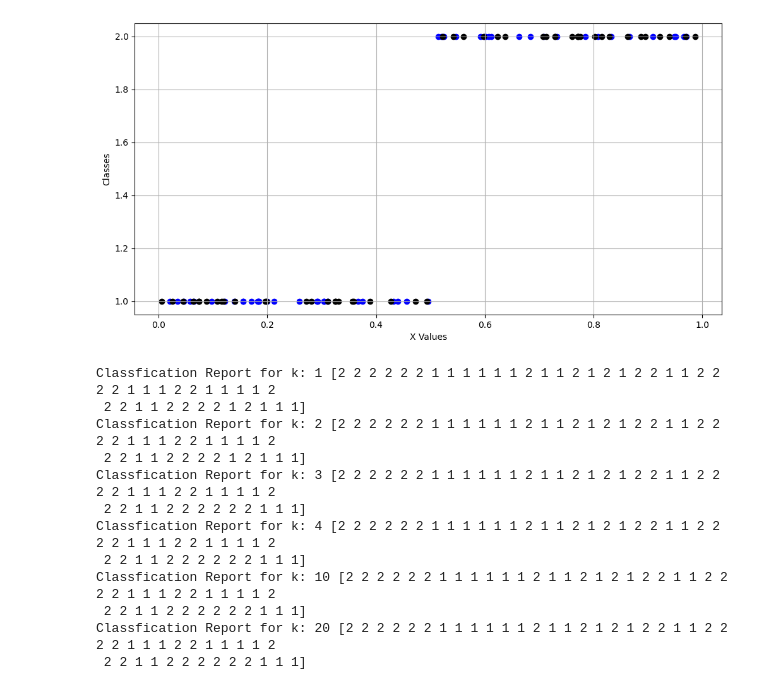
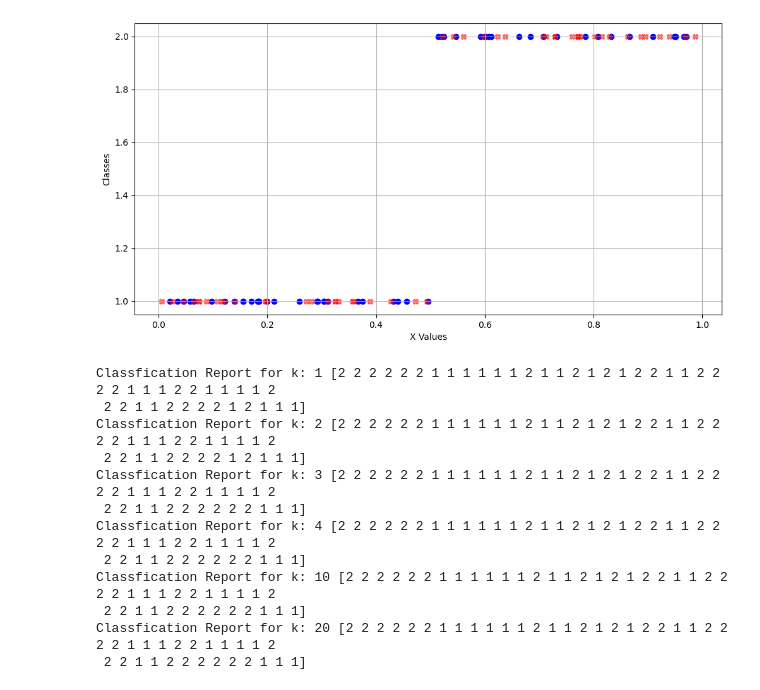
Before and after one commit to AlwaysRead/ML_Codebase, a Jupyter notebook: Pg5.ipynb, the cells around one changed output. Cells and saved outputs as stored; diff of their text form; code cells hidden in the pictures.

```diff
--- a/Pg5.ipynb
+++ b/Pg5.ipynb
@@ -1,31 +1,36 @@
 # %%
+#Develop a program to implement k-Nearest Neighbour algorithm to classify the randomly generated 100 values of x in the range of [0,1]. Perform the following based on dataset generated.
+
+# a) Label the first 50 points {x1,……,x50} as follows: if (xi ≤ 0.5), then xi ∊ Class1, else xi ∊ Class1
+# b) Classify the remaining points, x51,……,x100 using KNN. Perform this for k=1,2,3,4,5,20,30
+
 import numpy as np
 import matplotlib.pyplot as plt
 from sklearn.neighbors import KNeighborsClassifier
 
 np.random.seed(42)
-X=np.random.rand(100).reshape(-1,1)
+x=np.random.rand(100).reshape(-1,1)
 labels=np.array([1 if xi <=0.5 else 2 for xi in x[:50]])
 
 k_values=[1,2,3,4,10,20]
 classified_labels={}
 
 for k in k_values:
     knn=KNeighborsClassifier(n_neighbors=k)
     knn.fit(x[:50],labels)
     classified_labels[k]=knn.predict(x[50:])
 plt.figure(figsize=(12,6))
 plt.scatter(x[:50],labels,color='blue',label='Training Data')
-plt.scatter(x[50:],classified_labels[1],color='black',label='Classified Data')
+plt.scatter(x[50:],classified_labels[1],color='red',marker='X',alpha=0.5,label='Classified Data')
 plt.xlabel("X Values")
 plt.ylabel("Classes")
 plt.grid(True)
 plt.show()
 
 for k in k_values:
     print(f"Classfication Report for k: {k}", classified_labels[k])
 # %% [output]
-[figure, old version]
+[figure, new version]
 Classfication Report for k: 1 [2 2 2 2 2 2 1 1 1 1 1 1 2 1 1 2 1 2 1 2 2 1 1 2 2 2 2 1 1 1 2 2 1 1 1 1 2
  2 2 1 1 2 2 2 2 1 2 1 1 1]
 Classfication Report for k: 2 [2 2 2 2 2 2 1 1 1 1 1 1 2 1 1 2 1 2 1 2 2 1 1 2 2 2 2 1 1 1 2 2 1 1 1 1 2
```
Also changed, not shown: 9 other files.
